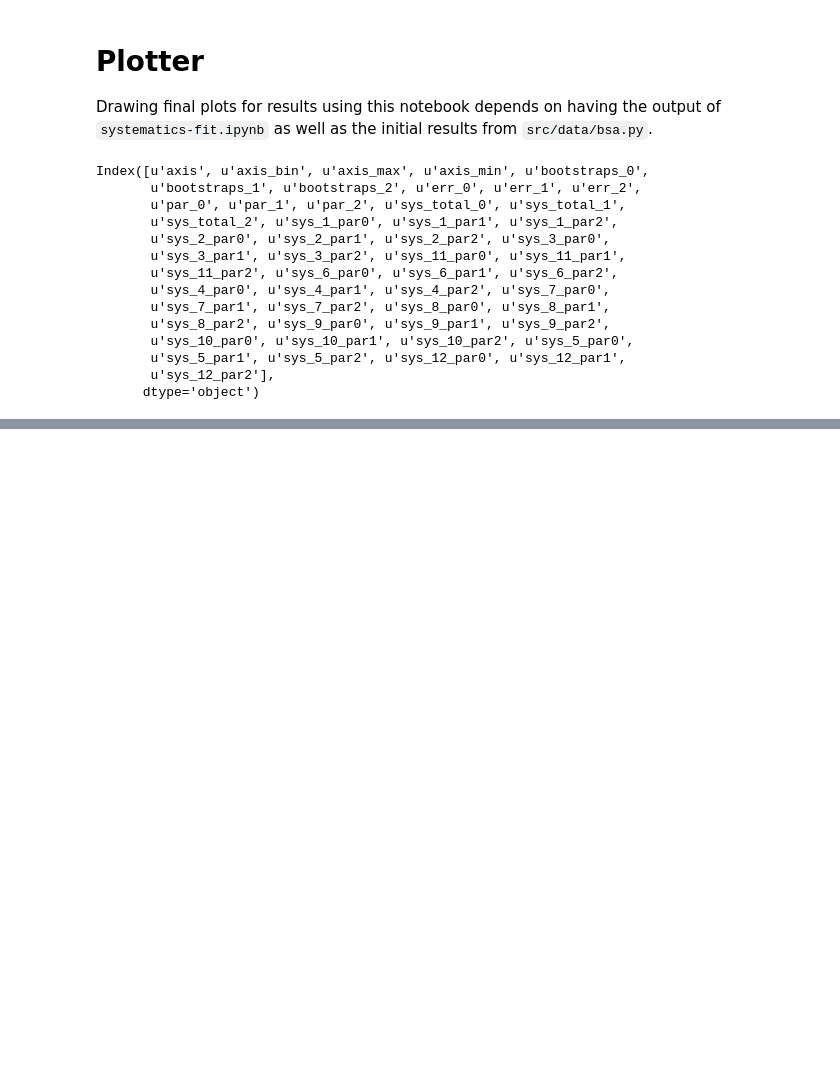
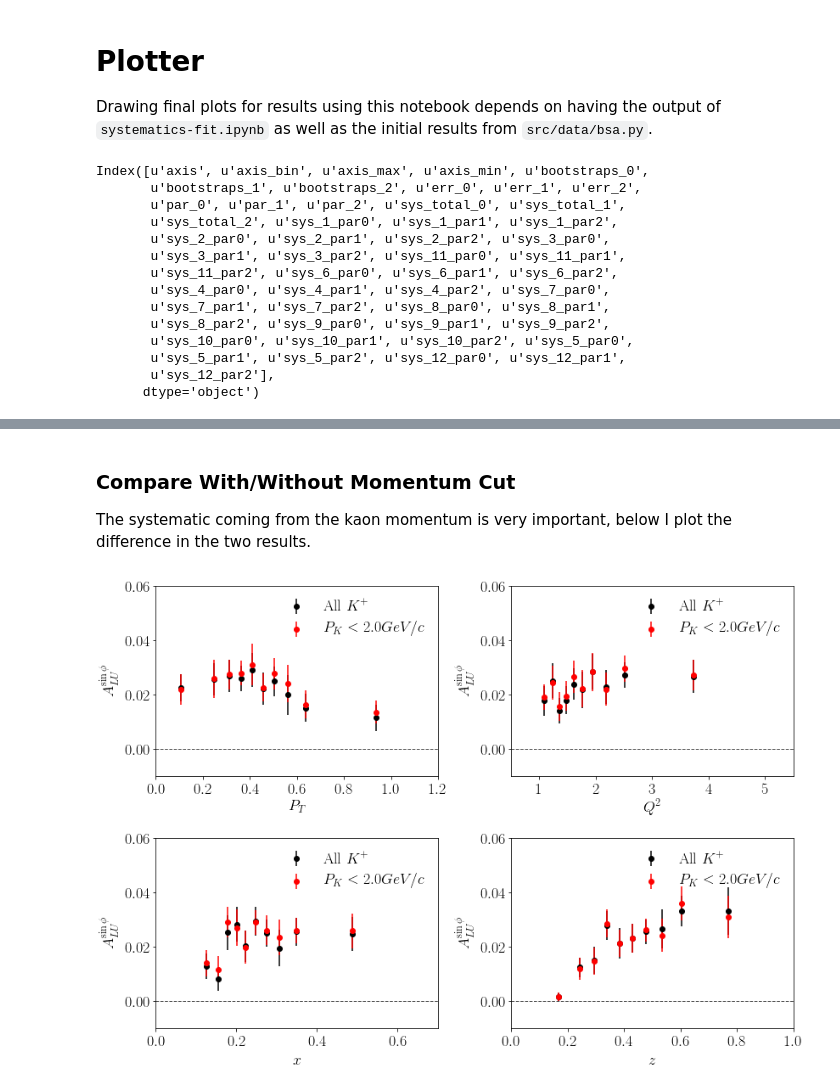
Before and after one commit to dmriser/python-analysis, a Jupyter notebook: kaon-bsa/plotter.ipynb, the cells around one changed output, grey strips where cells are left out. Saved outputs shown, nothing was run; the diff lists cells and outputs as text; code cells hidden in the pictures; blank space fills up the shorter version.

Commit message:
Adding figure to compare the effect of kaon momentum on our study

```diff
--- a/kaon-bsa/plotter.ipynb
+++ b/kaon-bsa/plotter.ipynb
@@ -97,0 +98,6 @@ plt.savefig('image/auu_cos2.pdf', bbox_inches='tight')
+# %% [markdown]
+### Compare With/Without Momentum Cut
+The systematic coming from the kaon momentum is very important, below I plot the difference in the two results.
+# %%
+data['kaon_momentum_cut'] = pd.read_csv('database/fit/variation_p_mes_-1.csv')
+data['kaon_momentum_nocut'] = pd.read_csv('database/fit/variation_p_mes_0.csv')
@@ -97,0 +149,10 @@ plt.savefig('image/auu_cos2.pdf', bbox_inches='tight')
+# %%
+compare_fit_summary(
+    data['kaon_momentum_cut'],
+    data['kaon_momentum_nocut'],
+    'All $K^+$',
+    '$P_K < 2.0 GeV/c$',
+    par=0)
+plt.savefig('image/alu_sin_compare_momentum.pdf', bbox_i)
+# %% [output]
+[figure, added]
```
Also changed, not shown: parts of 4 cells of this notebook, 2 other files.
